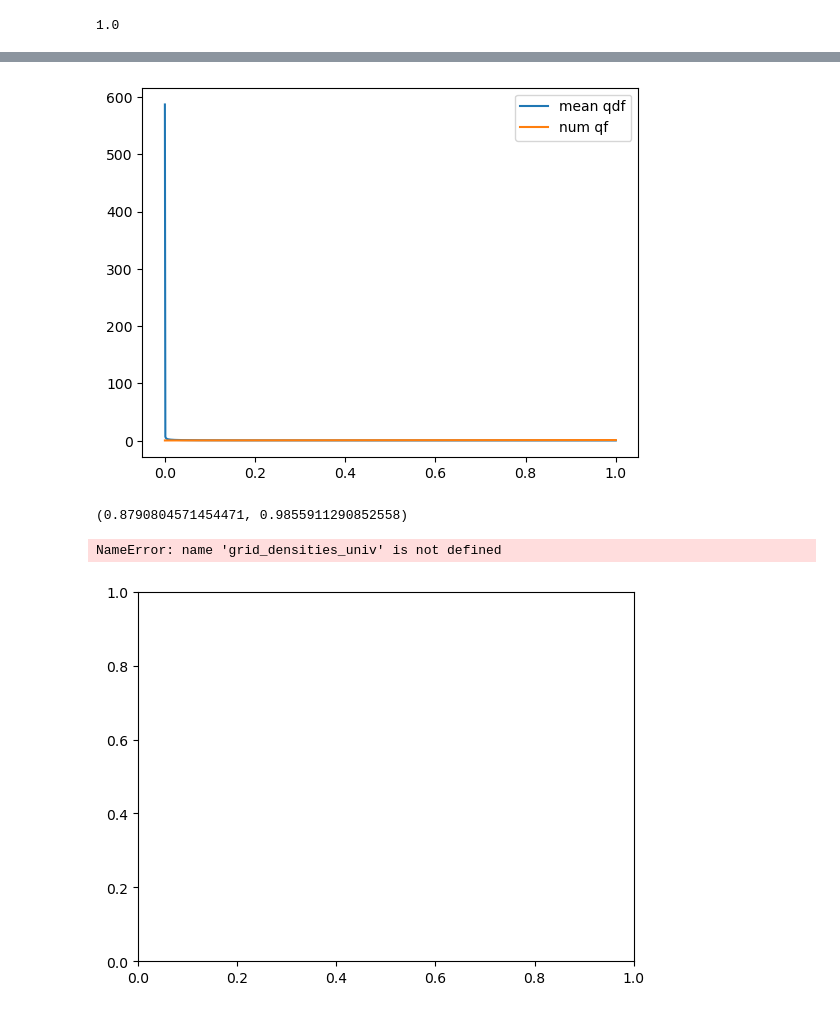
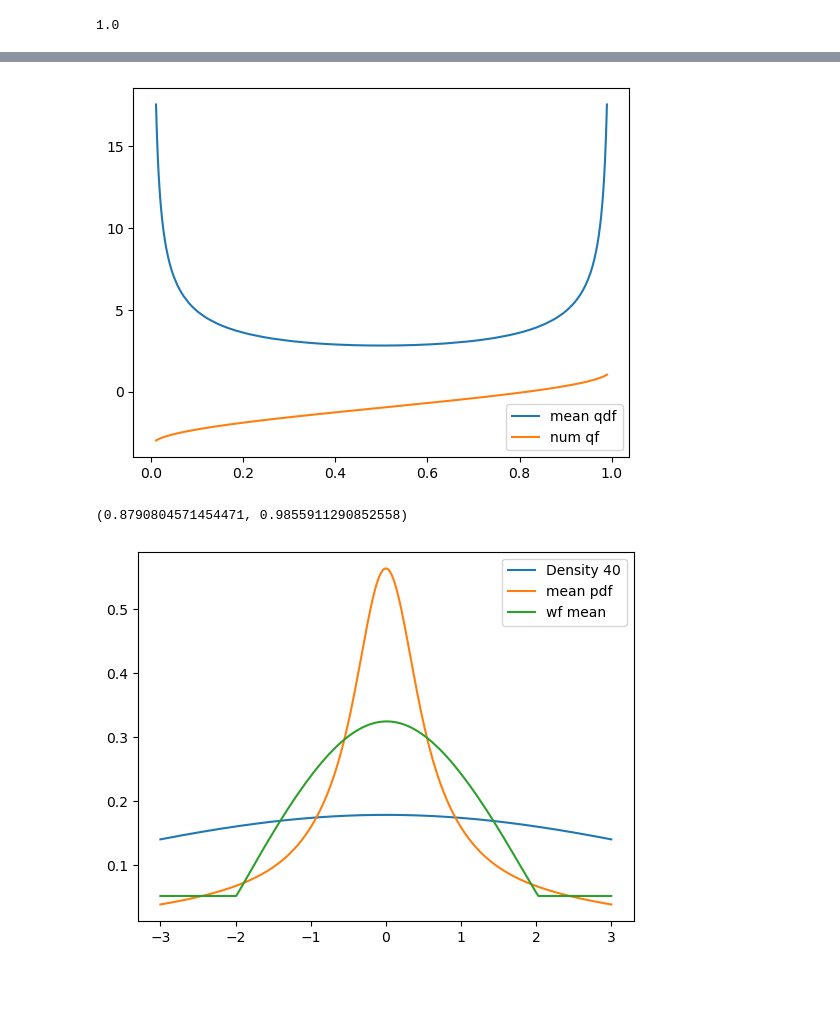
Before and after one commit to mirkimirk/thesis_frechet_fda, a Jupyter notebook: src/frechet_fda/sandbox_fda_methods.ipynb, the cells around one changed output, grey strips where cells are left out. Drawn from its saved outputs; the diff is of its cells as text; code cells hidden in the pictures; blank space fills up the shorter version.

Commit message:
Still contains splines, will remove now.

```diff
--- a/src/frechet_fda/fda_methods_sandbox.ipynb
+++ b/src/frechet_fda/sandbox_fda_methods.ipynb
@@ -44,7 +45,7 @@ $X(t) = \sum_{k=1}^n η_k φ_k(t)$
 n = 200
 gridnum = 1000
 truncation_point = 3
-delta=1e-2
+delta=1e-10
 
 grid_densities = np.linspace(
     start=-truncation_point,
@@ -52,6 +53,7 @@ grid_densities = np.linspace(
     num=gridnum,
 )
 grid_quantiles = np.linspace(start=delta, stop=1-delta, num=gridnum)
+range_support = grid_densities[-1] - grid_densities[0]
 
 # Draw different sigmas
 log_sigmas = np.random.default_rng(seed=28071995).uniform(-1.5, 1.5, n)
@@ -303,6 +308,13 @@ plt.show()
 # %%
-def wasserstein_frechet_mean(qds_discretized, qs_discretized, grid, qdsup=None):
+def wasserstein_frechet_mean(qds_discretized, grid, qdsup=None):
     """Compute Wasserstein-Fréchet mean from sample."""
+    if qdsup is None:
+        qdsup = np.linspace(0, 1, len(qd))
     mean_qdf = np.mean(qds_discretized, axis=0)
-    start_quantile = np.mean(qs_discretized[:, 0])
-    return density_from_qd(mean_qdf, start_quantile, grid, qdsup)
+    mean_qdf = (
+        mean_qdf
+        * (grid[-1] - grid[0])
+        / riemann_sum_arrays(qdsup, array=mean_qdf, axis=0, cumsum=False)
+    )
+    return qd2dens(mean_qdf, qdsup=qdsup, dsup=grid, useSplines=True)
+    #density_from_qd(mean_qdf, start_quantile, grid, qdsup)
@@ -330,7 +399,6 @@ def density_from_qd(qd, start_quantile, dsup, qdsup=None):
 # %%
 f_oplus, quantile_oplus = wasserstein_frechet_mean(
     qds_discretized,
-    qs_discretized,
     grid_densities,
     grid_quantiles
 )
@@ -362,13 +450,13 @@ mean_qdf[lim], riemann_sum_arrays(grid_quantiles[:lim], array=mean_qdf[:lim], ax
 # %%
-mqdf = np.mean(tempi, axis=0)
+mqdf = mean_qdf #np.mean(tempi, axis=0)
 fig, ax = plt.subplots()
 ax.plot(grid_quantiles, mqdf, label="mean qdf")
-ax.plot(grid_quantiles, riemann_sum_arrays(grid_quantiles, array=mqdf, axis=0, cumsum=True), label="num qf")
+ax.plot(grid_quantiles, grid_densities[0] + riemann_sum_arrays(grid_quantiles, array=mqdf, axis=0, cumsum=True), label="num qf")
 # ax.plot(grid_quantiles, mean_qf, label="analytical qf")
 plt.legend()
 plt.show()
 # %% [output]
-[figure, old version]
+[figure, new version]
 # %%
 def fve(k):
     """Compute explained variance."""
@@ -381,14 +469,13 @@ fve(1), fve(2)
 # %%
 fig, ax = plt.subplots()
 # for i in range(3):
 #     j = i + 39
-#     ax.plot(grid_densities_univ, ds_discretized[j], label=f"Density {j}")
-ax.plot(grid_densities_univ, ds_discretized[40], label=f"Density {40}")
-ax.plot(grid_densities_univ, mean_function, label="mean pdf")
-ax.plot(grid_densities_univ, f_oplus, label="wf mean")
-# ax.plot(grid_quantiles_univ, mean_qf[0] + riemann_sum_arrays(grid_quantiles_univ, array=mean_qdf, axis=0, cumsum=True), label="qf")
+#     ax.plot(grid_densities, ds_discretized[j], label=f"Density {j}")
+ax.plot(grid_densities, ds_discretized[40], label=f"Density {40}")
+ax.plot(grid_densities, mean_function, label="mean pdf")
+ax.plot(grid_densities, f_oplus, label="wf mean")
+# ax.plot(grid_quantiles, mean_qf[0] + riemann_sum_arrays(grid_quantiles, array=mean_qdf, axis=0, cumsum=True), label="qf")
 plt.legend()
 plt.show()
 # %% [output]
-NameError: name 'grid_densities_univ' is not defined
-[figure, old version]
+[figure, new version]
```
Also changed, not shown: parts of 13 cells of this notebook, 2 other files.
